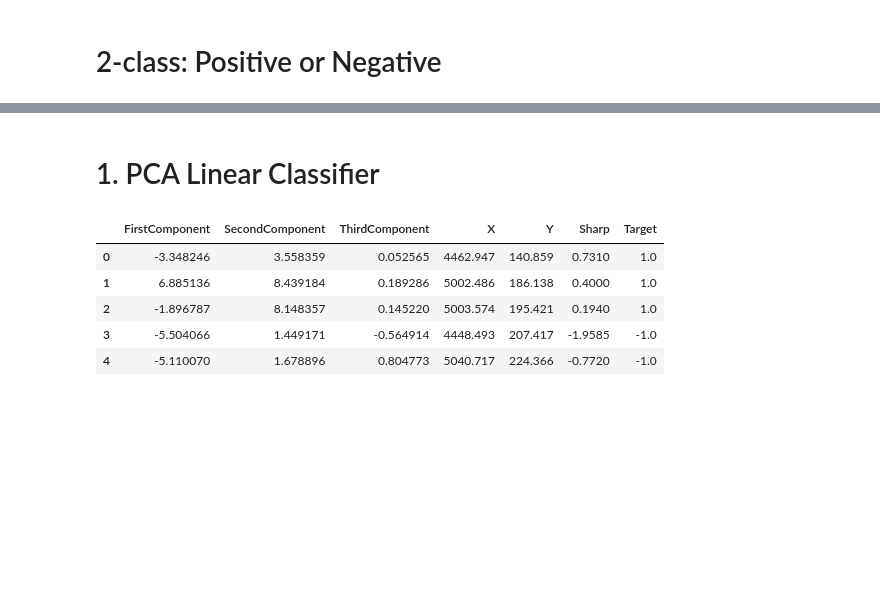
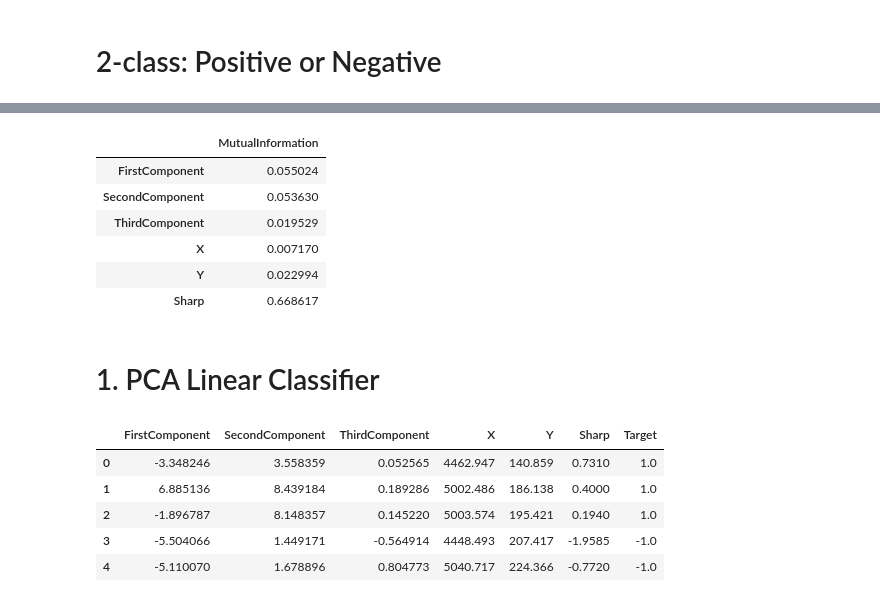
Before and after one commit to PieroPaialungaAI/Report3, a Jupyter notebook: Linear.ipynb, the cells around one changed output, grey strips where cells are left out. Cells and saved outputs as stored; diff of their text form; code cells hidden in the pictures; blank space fills up the shorter version.

```diff
--- a/Linear.ipynb
+++ b/Linear.ipynb
@@ -96,2 +129,21 @@ pca_data.head()
+# %%
+#Computing the same thing with the P.C.A. dataset
+COL=pca_data.columns.tolist()[:-1]
+MI=mi(pca_data,np.array(data.SharpSign).reshape(-1,1))
+# %%
+MI_data=pd.DataFrame({'MutualInformation':MI})
+MI_data.index=COL+['Sharp']
+# %%
+#Excluding the trivial correlation of the Sharp Sign with itself
+#the three most informative feature are the three components
+MI_data.sort_values(by='MutualInformation',ascending=False).head(4)
+# %% [output]
+|  | MutualInformation |
+| FirstComponent | 0.055024 |
+| SecondComponent | 0.053630 |
+| ThirdComponent | 0.019529 |
+| X | 0.007170 |
+| Y | 0.022994 |
+| Sharp | 0.668617 |
 # %% [markdown]
 # 1. PCA Linear Classifier
```
Also changed, not shown: parts of 41 cells of this notebook, 4 other files.
